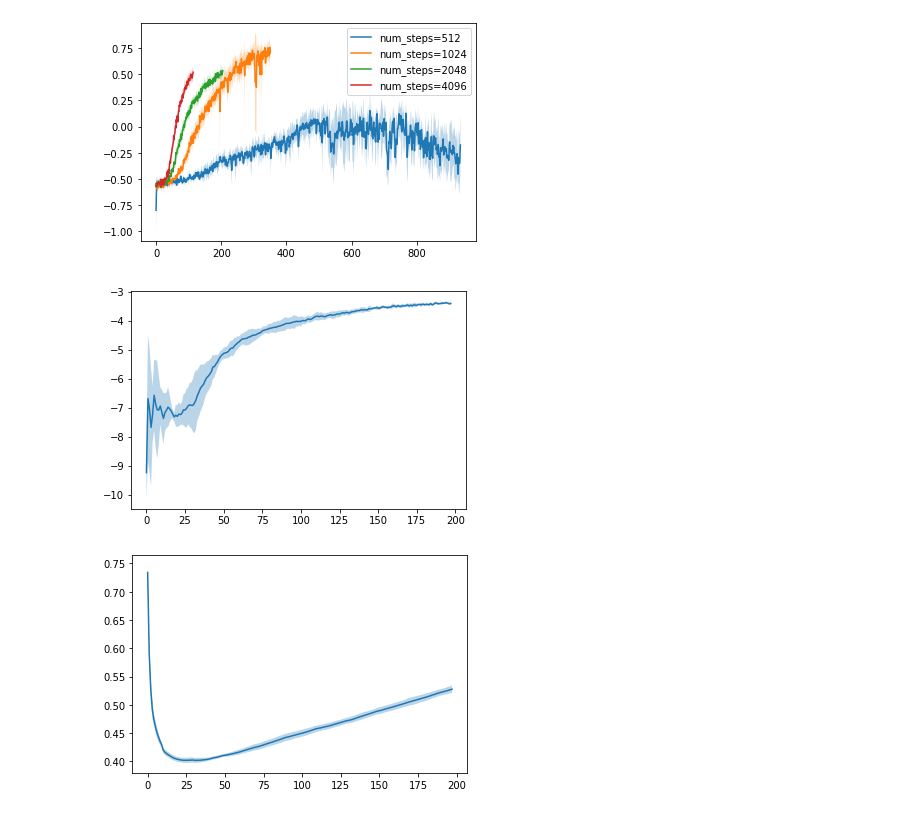
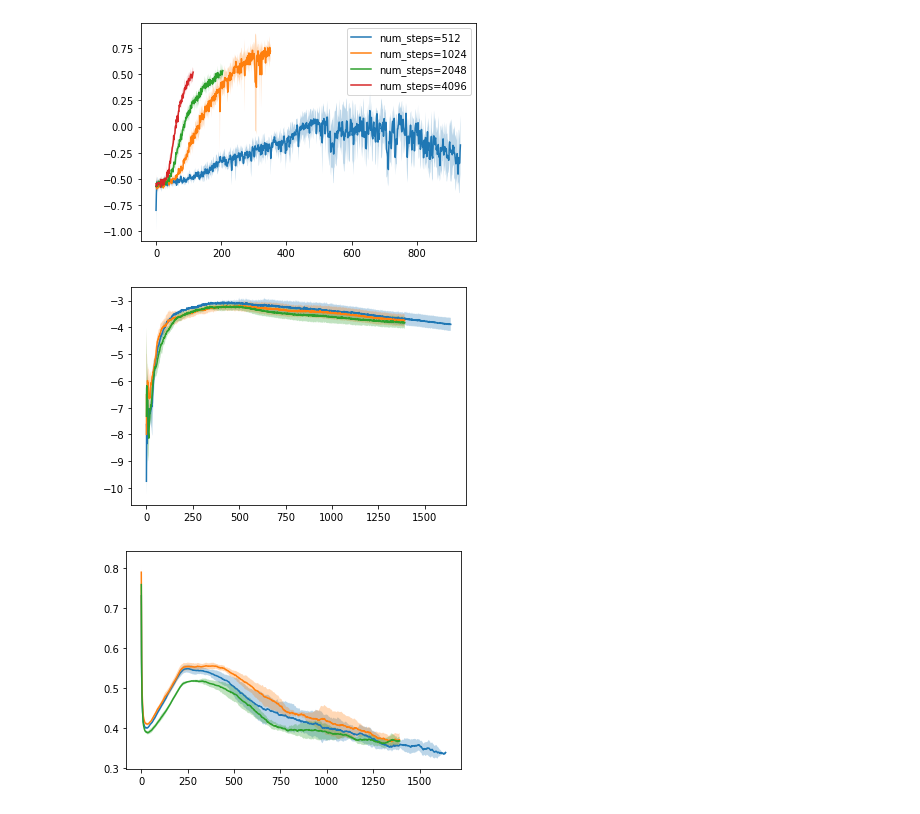
Before and after one commit to neuroailab/CuriousSamplePlanner, a Jupyter notebook: policy_learning/Policy Learning Results.ipynb, the cells around one changed output. Saved outputs shown, nothing was run; the diff lists cells and outputs as text; code cells hidden in the pictures.

```diff
--- a/policy_learning/Policy Learning Results.ipynb
+++ b/policy_learning/Policy Learning Results.ipynb
@@ -259,10 +259,14 @@ plt.legend(["num_steps=512", "num_steps=1024", "num_steps=2048", "num_steps=4096
 [figure]
 [figure]
 # %%
-losses = plot_group_rewards(["ts1","ts2","ts3","ts4"], key="rewards", sigma=0)
+losses = plot_group_rewards(["ts2","ts3","ts4"], key="rewards", sigma=0)
+losses = plot_group_rewards(["ts1_2048","ts2_2048","ts3_2048","ts4_2048"], key="rewards", sigma=0)
+losses = plot_group_rewards(["clean1","clean2","clean3","clean4"], key="rewards", sigma=0)
 # %% [output]
-[figure, old version]
+[figure, new version]
 # %%
-losses = plot_group_rewards(["ts1","ts2","ts3","ts4"], key="gail_loss", sigma=0)
+losses = plot_group_rewards(["ts2","ts3","ts4"], key="gail_loss", sigma=0)
+losses = plot_group_rewards(["ts1_2048","ts2_2048","ts3_2048","ts4_2048"], key="gail_loss", sigma=0)
+losses = plot_group_rewards(["clean1","clean2","clean3","clean4"], key="gail_loss", sigma=0)
 # %% [output]
-[figure, old version]
+[figure, new version]
```
Also changed, not shown: 1 other file.
